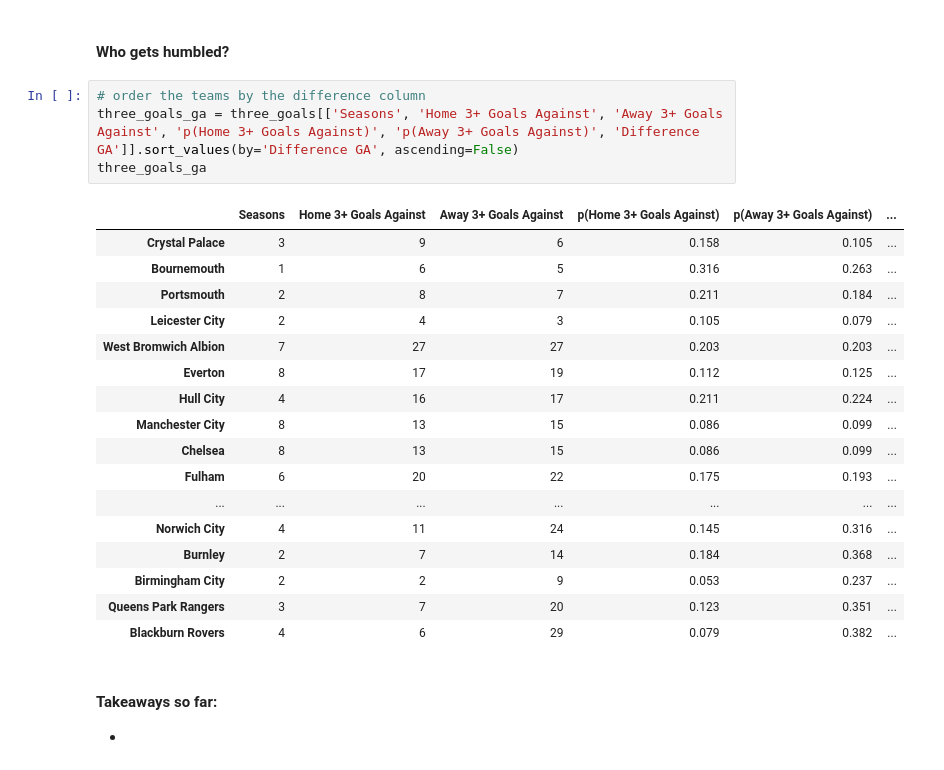
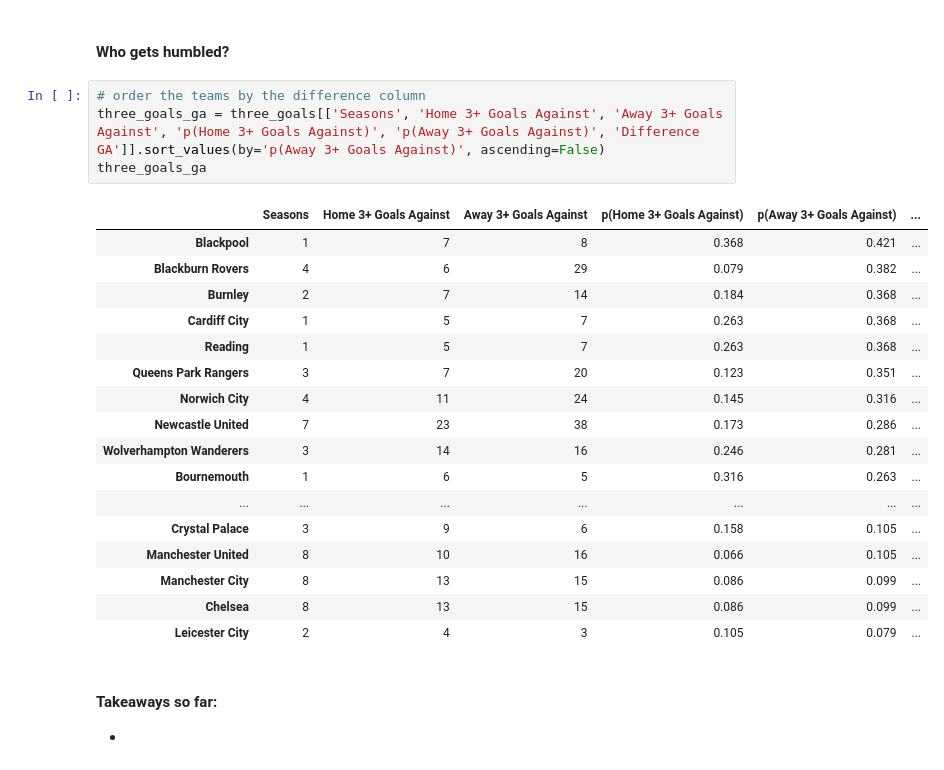
Before and after one commit to tjjdoherty/football-project-mvp, a Jupyter notebook: intro_clean_eda.ipynb, the cells around one changed output. Saved outputs shown, nothing was run; the diff lists cells and outputs as text.

```diff
--- a/intro_clean_eda.ipynb
+++ b/intro_clean_eda.ipynb
@@ -819,26 +823,26 @@ However, with some specific domain knowledge, we should look at **trajectory** o
 #### Who gets humbled?
 # %%
 # order the teams by the difference column
-three_goals_ga = three_goals[['Seasons', 'Home 3+ Goals Against', 'Away 3+ Goals Against', 'p(Home 3+ Goals Against)', 'p(Away 3+ Goals Against)', 'Difference GA']].sort_values(by='Difference GA', ascending=False)
+three_goals_ga = three_goals[['Seasons', 'Home 3+ Goals Against', 'Away 3+ Goals Against', 'p(Home 3+ Goals Against)', 'p(Away 3+ Goals Against)', 'Difference GA']].sort_values(by='p(Away 3+ Goals Against)', ascending=False)
 three_goals_ga
 # %% [output]
 |  | Seasons | Home 3+ Goals Against | Away 3+ Goals Against | p(Home 3+ Goals Against) | p(Away 3+ Goals Against) | ... |
+| Blackpool | 1 | 7 | 8 | 0.368 | 0.421 | ... |
+| Blackburn Rovers | 4 | 6 | 29 | 0.079 | 0.382 | ... |
+| Burnley | 2 | 7 | 14 | 0.184 | 0.368 | ... |
+| Cardiff City | 1 | 5 | 7 | 0.263 | 0.368 | ... |
+| Reading | 1 | 5 | 7 | 0.263 | 0.368 | ... |
+| Queens Park Rangers | 3 | 7 | 20 | 0.123 | 0.351 | ... |
+| Norwich City | 4 | 11 | 24 | 0.145 | 0.316 | ... |
+| Newcastle United | 7 | 23 | 38 | 0.173 | 0.286 | ... |
+| Wolverhampton Wanderers | 3 | 14 | 16 | 0.246 | 0.281 | ... |
+| Bournemouth | 1 | 6 | 5 | 0.316 | 0.263 | ... |
+| ... | ... | ... | ... | ... | ... | ... |
 | Crystal Palace | 3 | 9 | 6 | 0.158 | 0.105 | ... |
-| Bournemouth | 1 | 6 | 5 | 0.316 | 0.263 | ... |
-| Portsmouth | 2 | 8 | 7 | 0.211 | 0.184 | ... |
-| Leicester City | 2 | 4 | 3 | 0.105 | 0.079 | ... |
-| West Bromwich Albion | 7 | 27 | 27 | 0.203 | 0.203 | ... |
-| Everton | 8 | 17 | 19 | 0.112 | 0.125 | ... |
-| Hull City | 4 | 16 | 17 | 0.211 | 0.224 | ... |
+| Manchester United | 8 | 10 | 16 | 0.066 | 0.105 | ... |
 | Manchester City | 8 | 13 | 15 | 0.086 | 0.099 | ... |
 | Chelsea | 8 | 13 | 15 | 0.086 | 0.099 | ... |
-| Fulham | 6 | 20 | 22 | 0.175 | 0.193 | ... |
-| ... | ... | ... | ... | ... | ... | ... |
-| Norwich City | 4 | 11 | 24 | 0.145 | 0.316 | ... |
-| Burnley | 2 | 7 | 14 | 0.184 | 0.368 | ... |
-| Birmingham City | 2 | 2 | 9 | 0.053 | 0.237 | ... |
-| Queens Park Rangers | 3 | 7 | 20 | 0.123 | 0.351 | ... |
-| Blackburn Rovers | 4 | 6 | 29 | 0.079 | 0.382 | ... |
+| Leicester City | 2 | 4 | 3 | 0.105 | 0.079 | ... |
 # %% [markdown]
 #### Takeaways so far:
 
```
Also changed, not shown: parts of 9 cells of this notebook.
